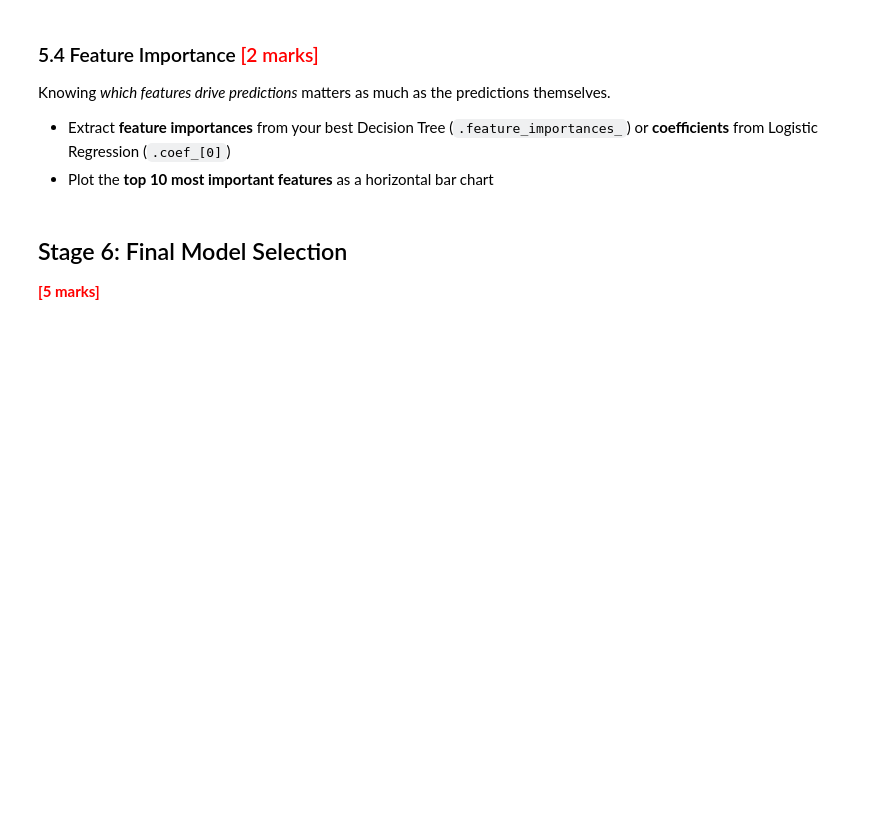
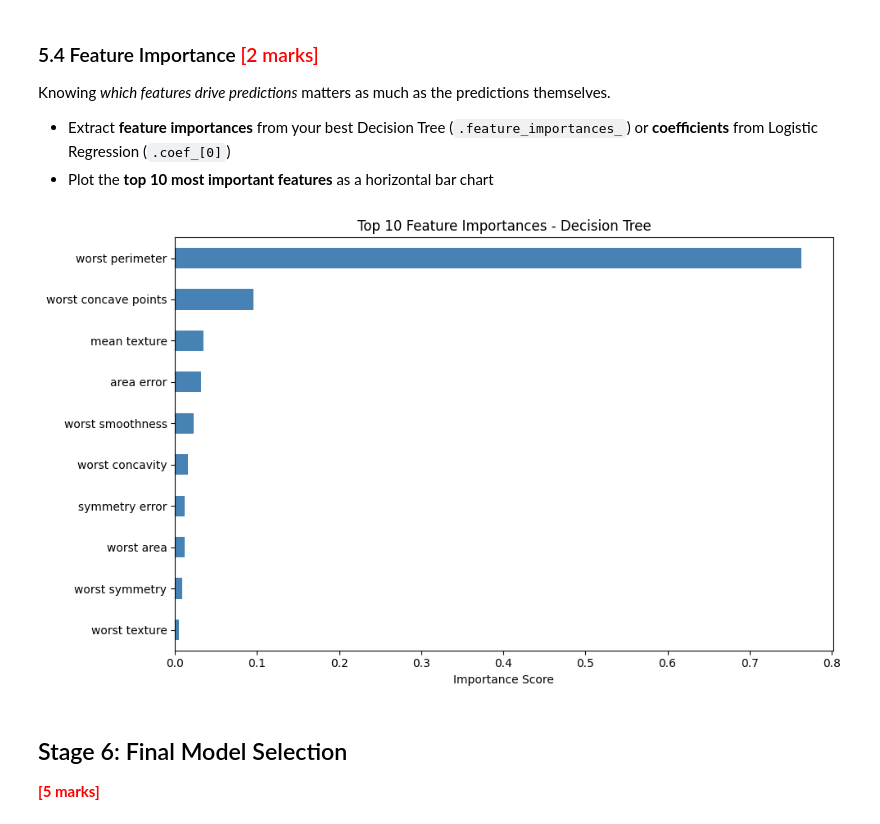
Before and after one commit to Tathaj17/IITGenAI_Assighnment1, a Jupyter notebook: Classification_Models_Exercise.ipynb, the cells around one changed output. Cells and saved outputs as stored; diff of their text form; code cells hidden in the pictures; blank space fills up the shorter version.

```diff
--- a/Classification_Models_Exercise.ipynb
+++ b/Classification_Models_Exercise.ipynb
@@ -276,6 +334,11 @@ Apply `StandardScaler`. **Fit the scaler on training data only**, then transform
 # %%
 # Feature scaling: fit on train only, transform both
 ### CODE HERE ###
+# Feature scaling: fit on train only, transform both
+scaler = StandardScaler()
+
+X_train_scaled = scaler.fit_transform(X_train)
+X_test_scaled = scaler.transform(X_test)
 # %% [markdown]
 ### 3.4 Confirm Prepared Data <font color="red">[2 marks]</font>
 
@@ -390,0 +576,27 @@ Logistic Regression with `class_weight='balanced'` to handle class imbalance.
+# %%
+# Decision Tree with GridSearchCV
+### CODE HERE ###
+# Decision Tree with GridSearchCV
+param_grid = {
+    'max_depth': [3, 5, 7, 10, None],
+    'min_samples_split': [2, 5, 10],
+    'min_samples_leaf': [1, 2, 4]
+}
+
+grid_dt = GridSearchCV(
+    estimator=DecisionTreeClassifier(class_weight='balanced', random_state=42),
+    param_grid=param_grid,
+    scoring='recall',
+    cv=5,
+    n_jobs=-1
+)
+
+grid_dt.fit(X_train_scaled, y_train)
+
+print("Best parameters:", grid_dt.best_params_)
+print("Best CV recall:", grid_dt.best_score_)
+
+best_dt = grid_dt.best_estimator_
+
+# Evaluate Decision Tree on test set
+y_pred_dt = evaluate_model(best_dt, X_test_scaled, y_test, "Decision Tree")
@@ -458,3 +825,17 @@ Knowing *which features drive predictions* matters as much as the predictions th
+# %%
+# Feature importance from Decision Tree
+### CODE HERE ###
+# Feature importance from Decision Tree
+importances = pd.Series(best_dt.feature_importances_, index=X.columns)
+top10 = importances.sort_values(ascending=False).head(10)
+
+top10.sort_values().plot(kind='barh', figsize=(10, 6), color='steelblue')
+plt.title('Top 10 Feature Importances - Decision Tree')
+plt.xlabel('Importance Score')
+plt.tight_layout()
+plt.show()
+# %% [output]
+[figure, added]
 # %% [markdown]
 ## Stage 6: Final Model Selection
 
```
Also changed, not shown: parts of 61 cells of this notebook.
